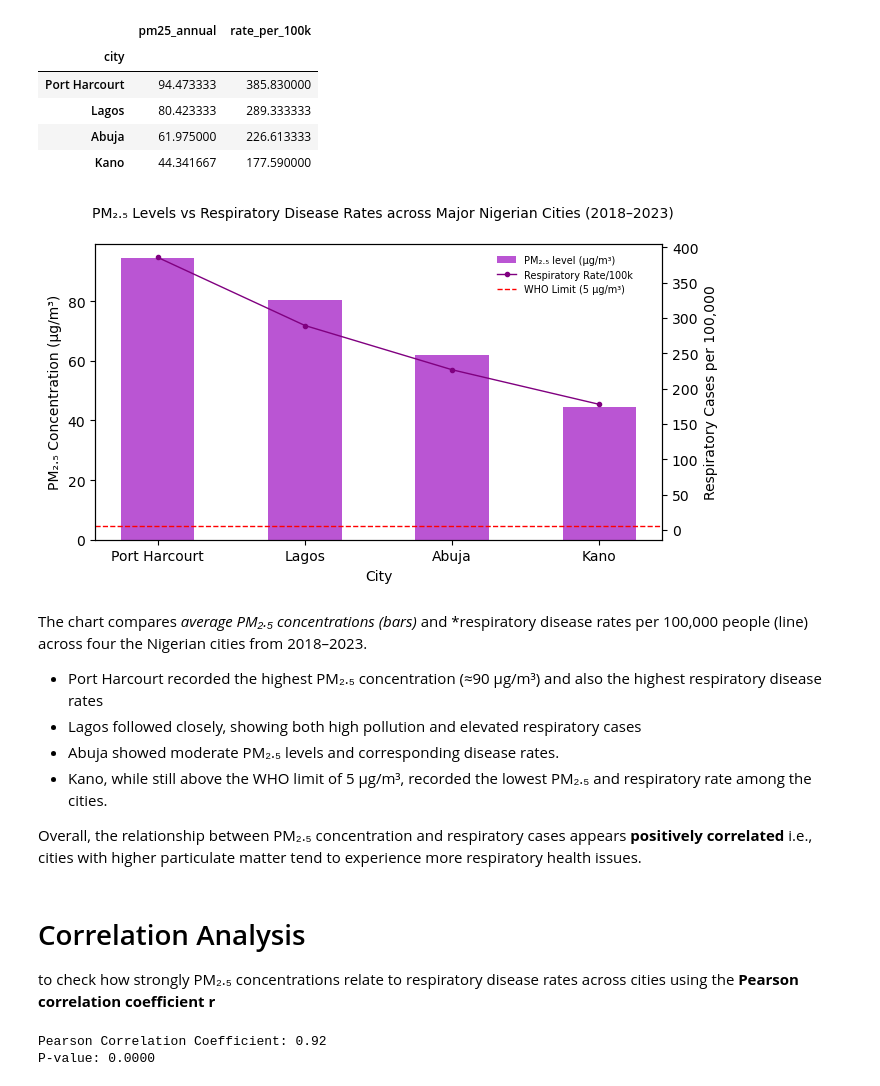
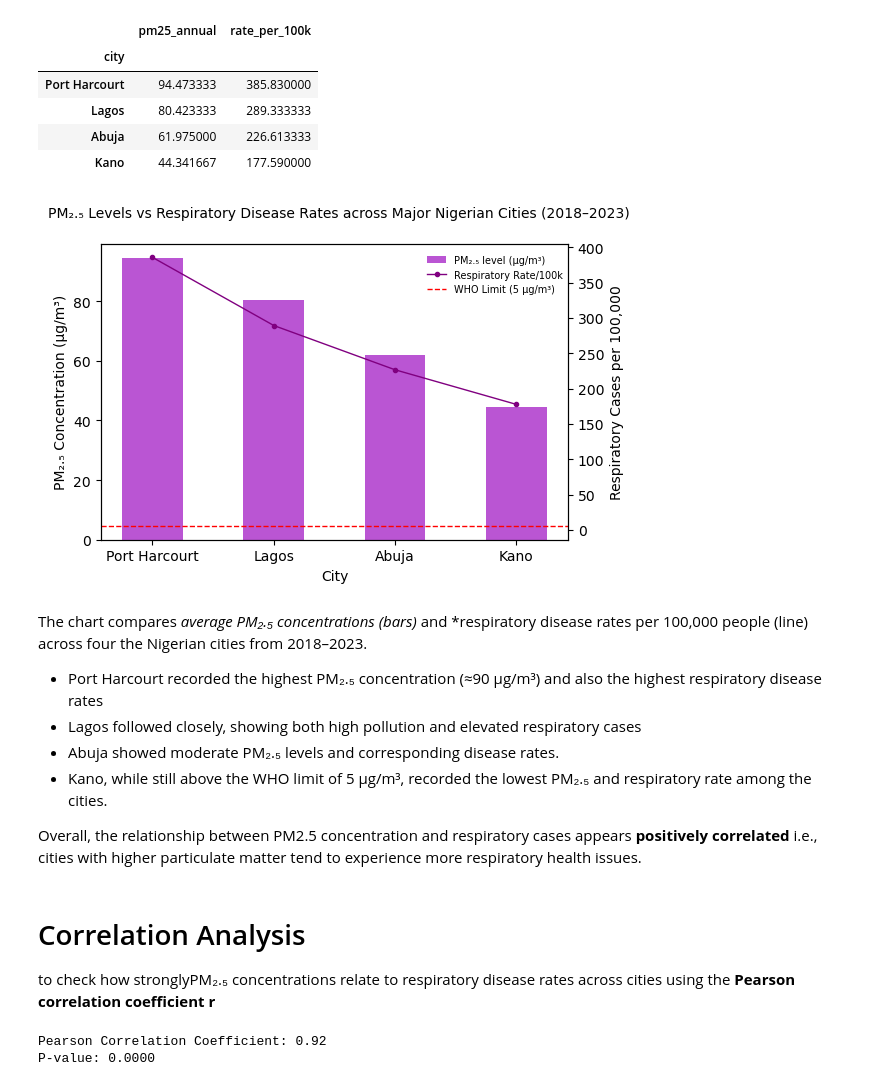
Before and after one commit to DataxEnv/environmental-health-analysis, a Jupyter notebook: environmental_health_analysis.ipynb, the cells around one changed output. Cells and saved outputs as stored; diff of their text form; code cells hidden in the pictures.

```diff
--- a/environmental_health_analysis.ipynb
+++ b/environmental_health_analysis.ipynb
@@ -4,14 +4,9 @@ This notebook analyzes the relationship between air quality (PM2.5 levels) and r
 # %%
 # import necessary libraries
 import pandas as pd
-import numpy as np
 import matplotlib.pyplot as plt
 import seaborn as sns
 from scipy.stats import pearsonr
-
-# Set plot style
-plt.style.use('default')
-plt.rcParams['axes.prop_cycle'] = plt.cycler(color=['#9B30FF', '#BA55D3', '#800080', '#DDA0DD'])
 # %%
 df = pd.read_csv('dataset/Airpollution-and-Publichealth_dataset.csv')
 # %% [markdown]
@@ -243,33 +231,33 @@ city_summary
 | Abuja | 61.975000 | 226.613333 |
 | Kano | 44.341667 | 177.590000 |
 # %%
-fig, ax1 = plt.subplots(figsize=(7,4))
+fig, ax1 = plt.subplots(figsize=(6,4))
 
 # Barchart for PM2.5
 bars = ax1.bar(city_summary.index, city_summary['pm25_annual'],
               color= '#BA55D3',
                width= 0.5, label= 'PM₂.₅ level (µg/m³)')
 ax1.set_ylabel('PM₂.₅ Concentration (µg/m³)')
 ax1.set_xlabel('City')
 
 # Line Chart for Respiratory rates
 ax2 = ax1.twinx()
 line = ax2.plot(city_summary['rate_per_100k'],
               color='purple', marker='.',
                linewidth= 1,
                label= 'Respiratory Rate/100k')
 ax2.set_ylabel('Respiratory Cases per 100,000')
 
 # WHO guideline line
 plt.axhline(y=5, color='r', linestyle='--', linewidth=1, label='WHO Limit (5 µg/m³)')
 
 fig.suptitle('PM₂.₅ Levels vs Respiratory Disease Rates across Major Nigerian Cities (2018–2023)',
              fontsize=10)
 fig.legend(loc='upper center', bbox_to_anchor=(0.76, 0.88), frameon=False, fontsize=7)
 plt.tight_layout()
 plt.show()
 # %% [output]
-[figure, old version]
+[figure, new version]
 # %% [markdown]
 The chart  compares *average PM₂.₅ concentrations (bars)* and *respiratory disease rates per 100,000 people (line) across four the Nigerian cities from 2018–2023.
 - Port Harcourt recorded the highest PM₂.₅ concentration (≈90 µg/m³) and also the highest respiratory disease rates
@@ -277,10 +265,10 @@ The chart  compares *average PM₂.₅ concentrations (bars)* and *respiratory d
 - Abuja showed moderate PM₂.₅ levels and corresponding disease rates.
 - Kano, while still above the WHO limit of 5 µg/m³, recorded the lowest PM₂.₅ and respiratory rate among the cities.
 
-Overall, the relationship between PM₂.₅ concentration and respiratory cases appears **positively correlated** i.e., cities with higher particulate matter tend to experience more respiratory health issues.
+Overall, the relationship between PM2.5 concentration and respiratory cases appears **positively correlated** i.e., cities with higher particulate matter tend to experience more respiratory health issues.
 # %% [markdown]
 # Correlation Analysis
-to check how strongly PM₂.₅ concentrations relate to respiratory disease rates across cities using the **Pearson correlation coefficient r**
+to check how stronglyPM₂.₅ concentrations relate to respiratory disease rates across cities using the **Pearson correlation coefficient r**
 # %%
 #  numerical correlation
 r_value, p_value = pearsonr(df['pm25_annual'], df['rate_per_100k'])
```
Also changed, not shown: parts of 20 cells of this notebook.
